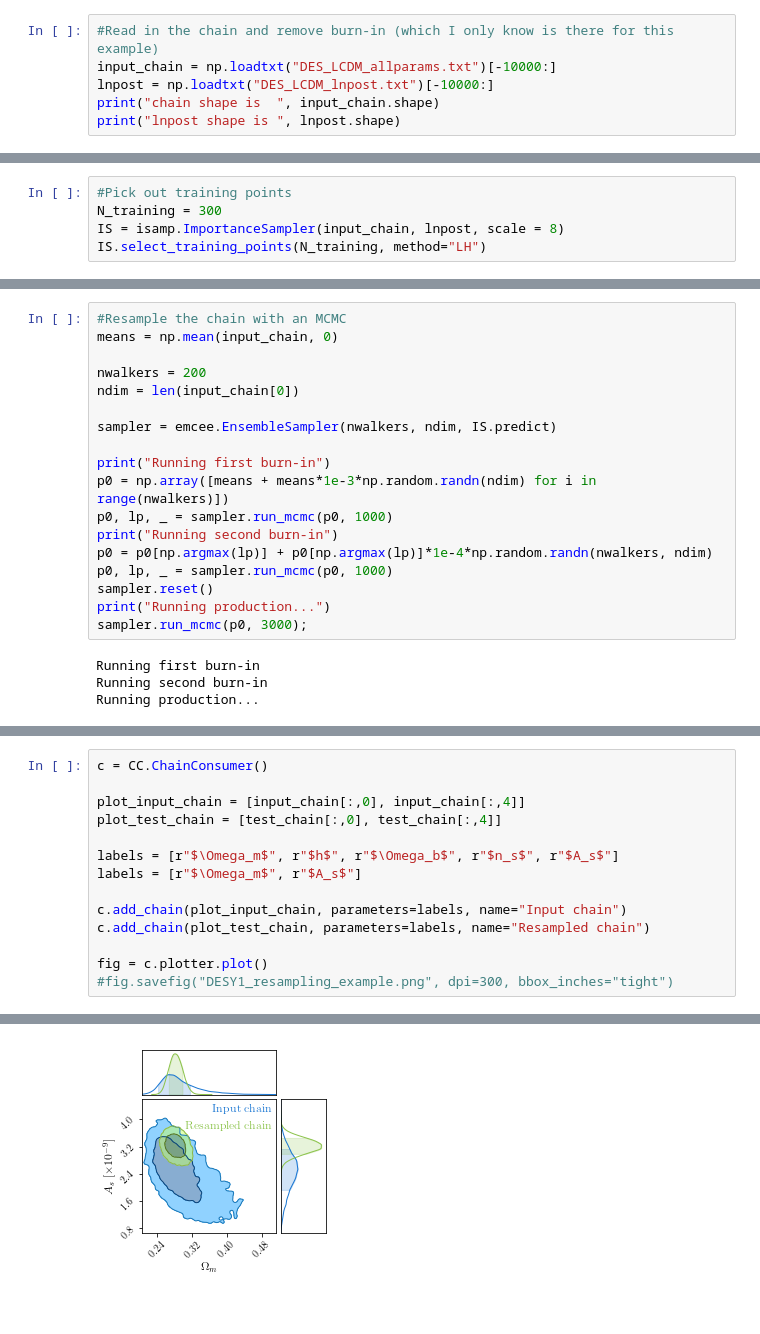
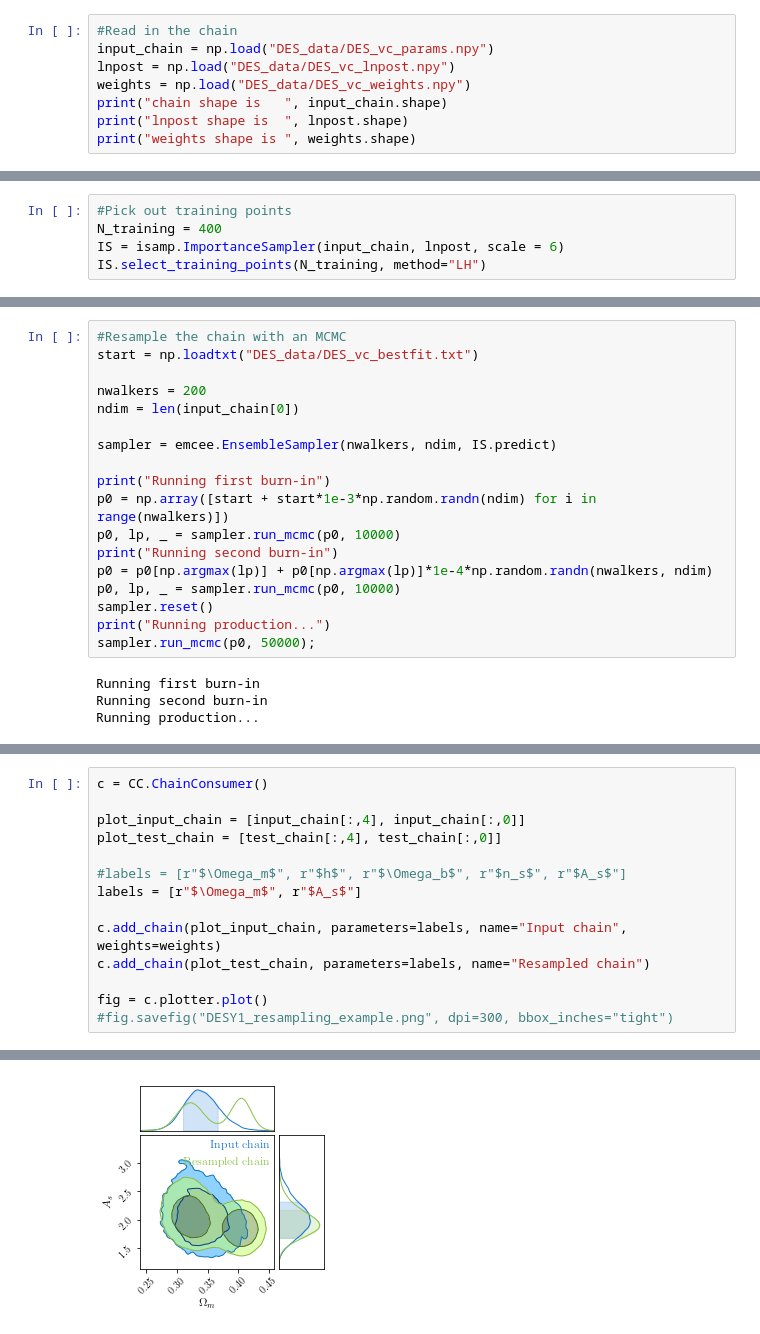
Before and after one commit to tmcclintock/GP_Importance_Sampler, a Jupyter notebook: notebooks/Basic example 5--resampling DES Y1.ipynb, the cells around one changed output, grey strips where cells are left out. Cells and saved outputs as stored; diff of their text form.

Commit message:
Working on the DES example still.

```diff
--- a/notebooks/Basic example 5--resampling DES Y1.ipynb
+++ b/notebooks/Basic example 5--resampling DES Y1.ipynb
@@ -16,9 +16,11 @@ import emcee #for doing MCMC
 plt.rc("font", size=18, family="serif")
 plt.rc("text", usetex=True)
 # %%
-#Read in the chain and remove burn-in (which I only know is there for this example)
-input_chain = np.loadtxt("DES_LCDM_allparams.txt")[-10000:]
-lnpost = np.loadtxt("DES_LCDM_lnpost.txt")[-10000:]
-print("chain shape is  ", input_chain.shape)
-print("lnpost shape is ", lnpost.shape)
+#Read in the chain
+input_chain = np.load("DES_data/DES_vc_params.npy")
+lnpost = np.load("DES_data/DES_vc_lnpost.npy")
+weights = np.load("DES_data/DES_vc_weights.npy")
+print("chain shape is   ", input_chain.shape)
+print("lnpost shape is  ", lnpost.shape)
+print("weights shape is ", weights.shape)
 # %% [output]
@@ -27,7 +30,7 @@ print("lnpost shape is ", lnpost.shape)
 # %%
 #Pick out training points
-N_training = 300
-IS = isamp.ImportanceSampler(input_chain, lnpost, scale = 8)
+N_training = 400
+IS = isamp.ImportanceSampler(input_chain, lnpost, scale = 6)
 IS.select_training_points(N_training, method="LH")
 # %%
 #Train the GP inside of the sampler
@@ -46,6 +56,6 @@ IS.train()
 # %%
 #Resample the chain with an MCMC
-means = np.mean(input_chain, 0)
+start = np.loadtxt("DES_data/DES_vc_bestfit.txt")
 
 nwalkers = 200
 ndim = len(input_chain[0])
@@ -53,14 +63,14 @@ ndim = len(input_chain[0])
 sampler = emcee.EnsembleSampler(nwalkers, ndim, IS.predict)
 
 print("Running first burn-in")
-p0 = np.array([means + means*1e-3*np.random.randn(ndim) for i in range(nwalkers)])
-p0, lp, _ = sampler.run_mcmc(p0, 1000)
+p0 = np.array([start + start*1e-3*np.random.randn(ndim) for i in range(nwalkers)])
+p0, lp, _ = sampler.run_mcmc(p0, 10000)
 print("Running second burn-in")
 p0 = p0[np.argmax(lp)] + p0[np.argmax(lp)]*1e-4*np.random.randn(nwalkers, ndim)
-p0, lp, _ = sampler.run_mcmc(p0, 1000)
+p0, lp, _ = sampler.run_mcmc(p0, 10000)
 sampler.reset()
 print("Running production...")
-sampler.run_mcmc(p0, 3000);
+sampler.run_mcmc(p0, 50000);
 # %% [output]
 Running first burn-in
 Running second burn-in
@@ -75,13 +82,13 @@ print("Means and stds of test chain:  ", np.mean(test_chain, 0)[:4], np.std(test
 # %%
 c = CC.ChainConsumer()
 
-plot_input_chain = [input_chain[:,0], input_chain[:,4]]
-plot_test_chain = [test_chain[:,0], test_chain[:,4]]
+plot_input_chain = [input_chain[:,4], input_chain[:,0]]
+plot_test_chain = [test_chain[:,4], test_chain[:,0]]
 
-labels = [r"$\Omega_m$", r"$h$", r"$\Omega_b$", r"$n_s$", r"$A_s$"]
+#labels = [r"$\Omega_m$", r"$h$", r"$\Omega_b$", r"$n_s$", r"$A_s$"]
 labels = [r"$\Omega_m$", r"$A_s$"]
 
-c.add_chain(plot_input_chain, parameters=labels, name="Input chain")
+c.add_chain(plot_input_chain, parameters=labels, name="Input chain", weights=weights)
 c.add_chain(plot_test_chain, parameters=labels, name="Resampled chain")
 
 fig = c.plotter.plot()
@@ -90 +98 @@ fig = c.plotter.plot()
-[figure, old version]
+[figure, new version]
```
Also changed, not shown: parts of 5 cells of this notebook, 1 other file.
